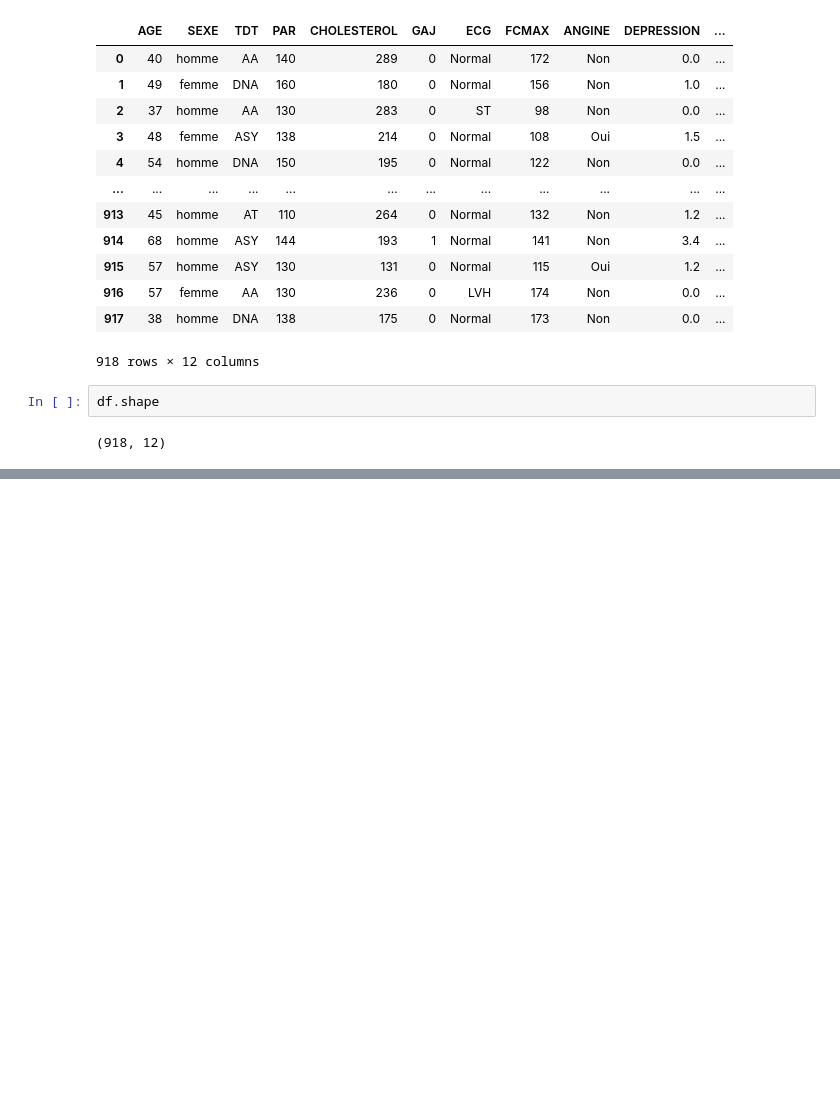
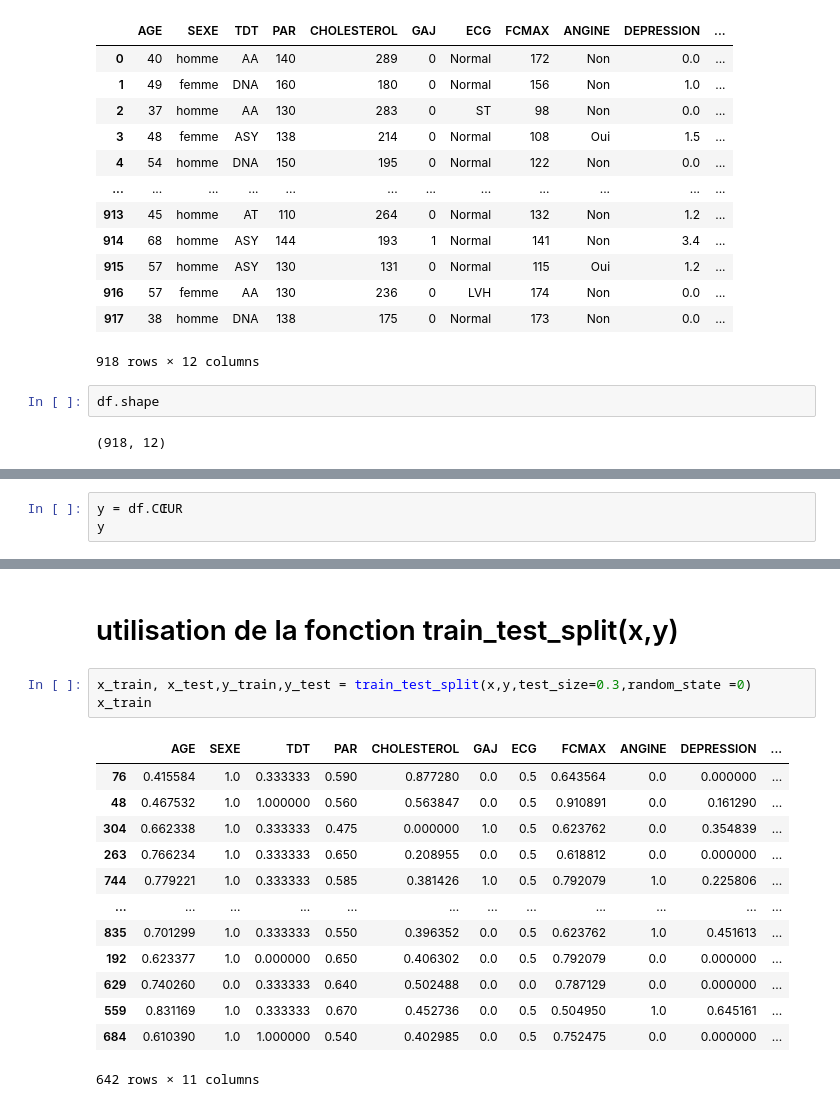
Before and after one commit to AEJ-FORMATION-DATA-IA/projet1IA_konan, a Jupyter notebook: predictioncoeur.ipynb, the cells around one changed output, grey strips where cells are left out. Saved outputs shown, nothing was run; the diff lists cells and outputs as text; blank space fills up the shorter version.

```diff
--- a/predictioncoeur.ipynb
+++ b/predictioncoeur.ipynb
@@ -223,0 +221,3 @@ accuracy*100
+# %%
+y = df.CŒUR
+y
@@ -223,0 +237,19 @@ accuracy*100
+# %% [markdown]
+# utilisation de la fonction train_test_split(x,y)
+# %%
+x_train, x_test,y_train,y_test = train_test_split(x,y,test_size=0.3,random_state =0)
+x_train
+# %% [output]
+|  | AGE | SEXE | TDT | PAR | CHOLESTEROL | GAJ | ECG | FCMAX | ANGINE | DEPRESSION | ... |
+| 76 | 0.415584 | 1.0 | 0.333333 | 0.590 | 0.877280 | 0.0 | 0.5 | 0.643564 | 0.0 | 0.000000 | ... |
+| 48 | 0.467532 | 1.0 | 1.000000 | 0.560 | 0.563847 | 0.0 | 0.5 | 0.910891 | 0.0 | 0.161290 | ... |
+| 304 | 0.662338 | 1.0 | 0.333333 | 0.475 | 0.000000 | 1.0 | 0.5 | 0.623762 | 0.0 | 0.354839 | ... |
+| 263 | 0.766234 | 1.0 | 0.333333 | 0.650 | 0.208955 | 0.0 | 0.5 | 0.618812 | 0.0 | 0.000000 | ... |
+| 744 | 0.779221 | 1.0 | 0.333333 | 0.585 | 0.381426 | 1.0 | 0.5 | 0.792079 | 1.0 | 0.225806 | ... |
+| ... | ... | ... | ... | ... | ... | ... | ... | ... | ... | ... | ... |
+| 835 | 0.701299 | 1.0 | 0.333333 | 0.550 | 0.396352 | 0.0 | 0.5 | 0.623762 | 1.0 | 0.451613 | ... |
+| 192 | 0.623377 | 1.0 | 0.000000 | 0.650 | 0.406302 | 0.0 | 0.5 | 0.792079 | 0.0 | 0.000000 | ... |
+| 629 | 0.740260 | 0.0 | 0.333333 | 0.640 | 0.502488 | 0.0 | 0.0 | 0.787129 | 0.0 | 0.000000 | ... |
+| 559 | 0.831169 | 1.0 | 0.333333 | 0.670 | 0.452736 | 0.0 | 0.5 | 0.504950 | 1.0 | 0.645161 | ... |
+| 684 | 0.610390 | 1.0 | 1.000000 | 0.540 | 0.402985 | 0.0 | 0.5 | 0.752475 | 0.0 | 0.000000 | ... |
+642 rows × 11 columns
```
Also changed, not shown: parts of 35 cells of this notebook.
